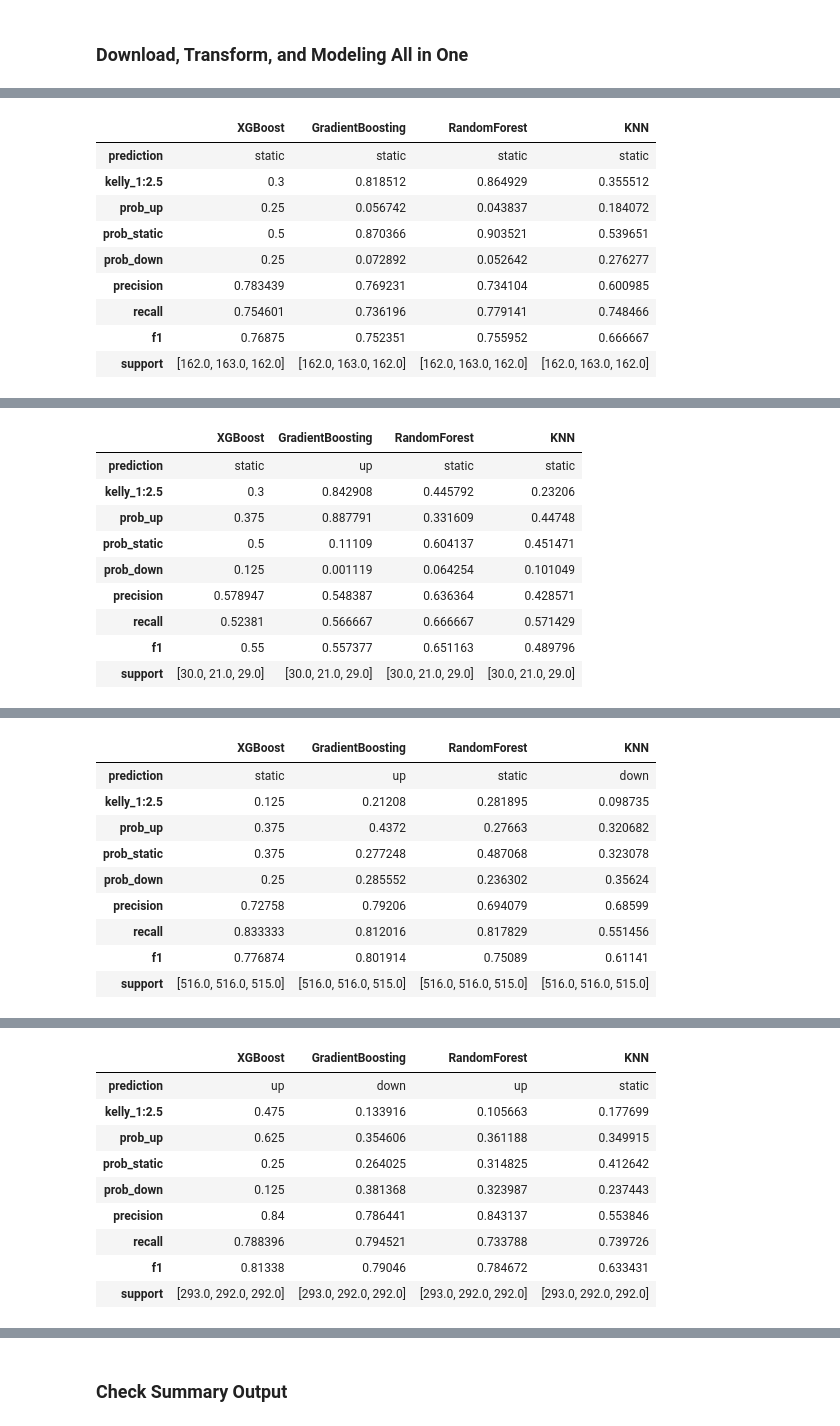
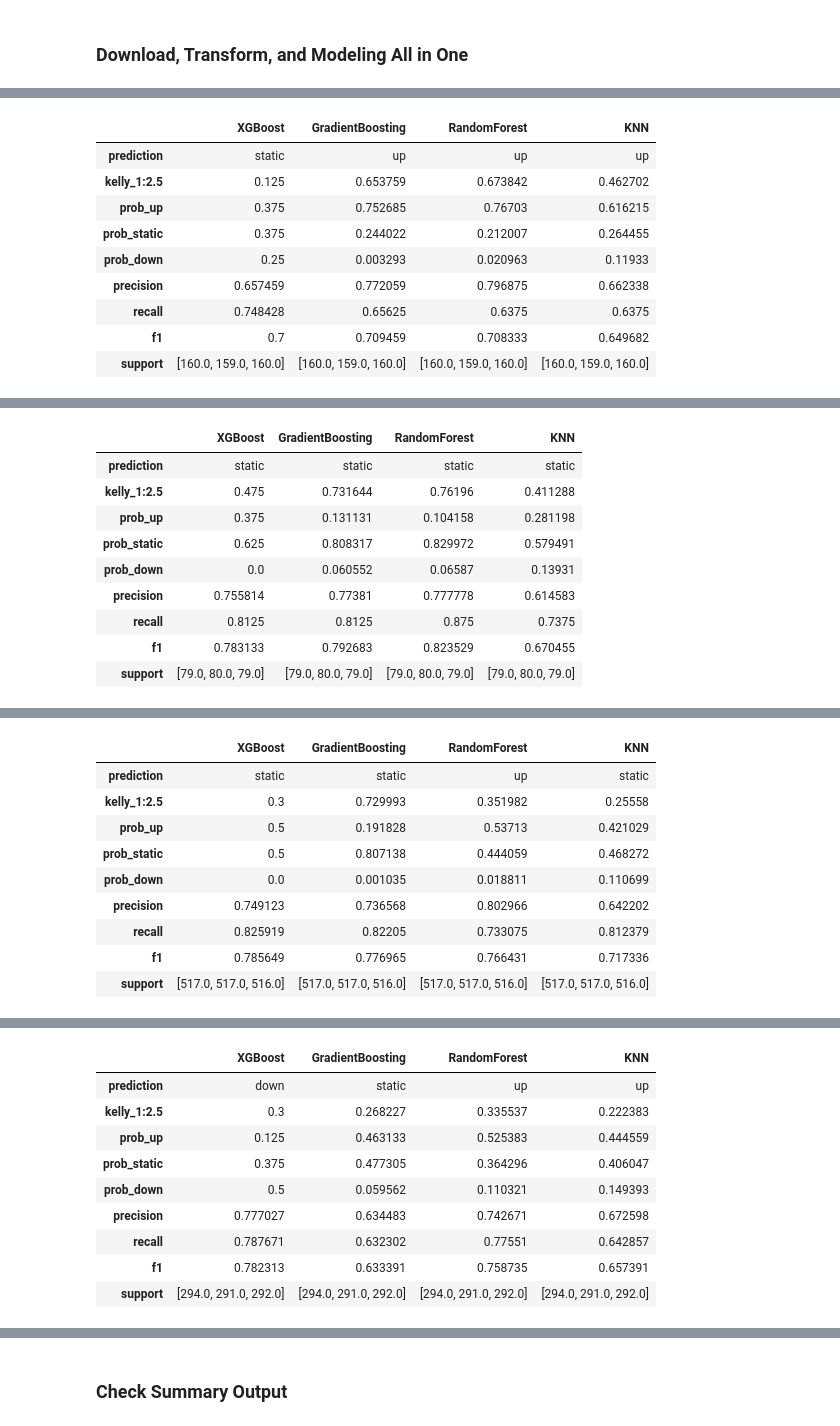
Before and after one commit to yuchild/stock_production, a Jupyter notebook: stock_next_time_frame_predictor.ipynb, the cells around one changed output, grey strips where cells are left out. Saved outputs shown, nothing was run; the diff lists cells and outputs as text; code cells hidden in the pictures.

```diff
--- a/stock_next_time_frame_predictor.ipynb
+++ b/stock_next_time_frame_predictor.ipynb
@@ -40,5 +40,5 @@ from src import functions as f
 # %% [markdown]
 ### Download, Transform, and Modeling All in One
 # %%
-f.predictions('nvda')
+f.predictions('ccl')
 # %% [output]
@@ -57,10 +57,10 @@ NVDA 15m Interval Timestamp: 2024-10-18 03:16:49
 |  | XGBoost | GradientBoosting | RandomForest | KNN |
-| prediction | static | static | static | static |
-| kelly_1:2.5 | 0.3 | 0.818512 | 0.864929 | 0.355512 |
-| prob_up | 0.25 | 0.056742 | 0.043837 | 0.184072 |
-| prob_static | 0.5 | 0.870366 | 0.903521 | 0.539651 |
-| prob_down | 0.25 | 0.072892 | 0.052642 | 0.276277 |
-| precision | 0.783439 | 0.769231 | 0.734104 | 0.600985 |
-| recall | 0.754601 | 0.736196 | 0.779141 | 0.748466 |
-| f1 | 0.76875 | 0.752351 | 0.755952 | 0.666667 |
-| support | [162.0, 163.0, 162.0] | [162.0, 163.0, 162.0] | [162.0, 163.0, 162.0] | [162.0, 163.0, 162.0] |
+| prediction | static | up | up | up |
+| kelly_1:2.5 | 0.125 | 0.653759 | 0.673842 | 0.462702 |
+| prob_up | 0.375 | 0.752685 | 0.76703 | 0.616215 |
+| prob_static | 0.375 | 0.244022 | 0.212007 | 0.264455 |
+| prob_down | 0.25 | 0.003293 | 0.020963 | 0.11933 |
+| precision | 0.657459 | 0.772059 | 0.796875 | 0.662338 |
+| recall | 0.748428 | 0.65625 | 0.6375 | 0.6375 |
+| f1 | 0.7 | 0.709459 | 0.708333 | 0.649682 |
+| support | [160.0, 159.0, 160.0] | [160.0, 159.0, 160.0] | [160.0, 159.0, 160.0] | [160.0, 159.0, 160.0] |
@@ -68,10 +68,10 @@ NVDA 30m Interval Timestamp: 2024-10-18 03:16:53
 |  | XGBoost | GradientBoosting | RandomForest | KNN |
-| prediction | static | up | static | static |
-| kelly_1:2.5 | 0.3 | 0.842908 | 0.445792 | 0.23206 |
-| prob_up | 0.375 | 0.887791 | 0.331609 | 0.44748 |
-| prob_static | 0.5 | 0.11109 | 0.604137 | 0.451471 |
-| prob_down | 0.125 | 0.001119 | 0.064254 | 0.101049 |
-| precision | 0.578947 | 0.548387 | 0.636364 | 0.428571 |
-| recall | 0.52381 | 0.566667 | 0.666667 | 0.571429 |
-| f1 | 0.55 | 0.557377 | 0.651163 | 0.489796 |
-| support | [30.0, 21.0, 29.0] | [30.0, 21.0, 29.0] | [30.0, 21.0, 29.0] | [30.0, 21.0, 29.0] |
+| prediction | static | static | static | static |
+| kelly_1:2.5 | 0.475 | 0.731644 | 0.76196 | 0.411288 |
+| prob_up | 0.375 | 0.131131 | 0.104158 | 0.281198 |
+| prob_static | 0.625 | 0.808317 | 0.829972 | 0.579491 |
+| prob_down | 0.0 | 0.060552 | 0.06587 | 0.13931 |
+| precision | 0.755814 | 0.77381 | 0.777778 | 0.614583 |
+| recall | 0.8125 | 0.8125 | 0.875 | 0.7375 |
+| f1 | 0.783133 | 0.792683 | 0.823529 | 0.670455 |
+| support | [79.0, 80.0, 79.0] | [79.0, 80.0, 79.0] | [79.0, 80.0, 79.0] | [79.0, 80.0, 79.0] |
@@ -79,10 +79,10 @@ NVDA 1h Interval Timestamp: 2024-10-18 03:16:56
 |  | XGBoost | GradientBoosting | RandomForest | KNN |
-| prediction | static | up | static | down |
-| kelly_1:2.5 | 0.125 | 0.21208 | 0.281895 | 0.098735 |
-| prob_up | 0.375 | 0.4372 | 0.27663 | 0.320682 |
-| prob_static | 0.375 | 0.277248 | 0.487068 | 0.323078 |
-| prob_down | 0.25 | 0.285552 | 0.236302 | 0.35624 |
-| precision | 0.72758 | 0.79206 | 0.694079 | 0.68599 |
-| recall | 0.833333 | 0.812016 | 0.817829 | 0.551456 |
-| f1 | 0.776874 | 0.801914 | 0.75089 | 0.61141 |
-| support | [516.0, 516.0, 515.0] | [516.0, 516.0, 515.0] | [516.0, 516.0, 515.0] | [516.0, 516.0, 515.0] |
+| prediction | static | static | up | static |
+| kelly_1:2.5 | 0.3 | 0.729993 | 0.351982 | 0.25558 |
+| prob_up | 0.5 | 0.191828 | 0.53713 | 0.421029 |
+| prob_static | 0.5 | 0.807138 | 0.444059 | 0.468272 |
+| prob_down | 0.0 | 0.001035 | 0.018811 | 0.110699 |
+| precision | 0.749123 | 0.736568 | 0.802966 | 0.642202 |
+| recall | 0.825919 | 0.82205 | 0.733075 | 0.812379 |
+| f1 | 0.785649 | 0.776965 | 0.766431 | 0.717336 |
+| support | [517.0, 517.0, 516.0] | [517.0, 517.0, 516.0] | [517.0, 517.0, 516.0] | [517.0, 517.0, 516.0] |
@@ -90,10 +90,10 @@ NVDA 1d Interval Timestamp: 2024-10-18 03:17:05
 |  | XGBoost | GradientBoosting | RandomForest | KNN |
-| prediction | up | down | up | static |
-| kelly_1:2.5 | 0.475 | 0.133916 | 0.105663 | 0.177699 |
-| prob_up | 0.625 | 0.354606 | 0.361188 | 0.349915 |
-| prob_static | 0.25 | 0.264025 | 0.314825 | 0.412642 |
-| prob_down | 0.125 | 0.381368 | 0.323987 | 0.237443 |
-| precision | 0.84 | 0.786441 | 0.843137 | 0.553846 |
-| recall | 0.788396 | 0.794521 | 0.733788 | 0.739726 |
-| f1 | 0.81338 | 0.79046 | 0.784672 | 0.633431 |
-| support | [293.0, 292.0, 292.0] | [293.0, 292.0, 292.0] | [293.0, 292.0, 292.0] | [293.0, 292.0, 292.0] |
+| prediction | down | static | up | up |
+| kelly_1:2.5 | 0.3 | 0.268227 | 0.335537 | 0.222383 |
+| prob_up | 0.125 | 0.463133 | 0.525383 | 0.444559 |
+| prob_static | 0.375 | 0.477305 | 0.364296 | 0.406047 |
+| prob_down | 0.5 | 0.059562 | 0.110321 | 0.149393 |
+| precision | 0.777027 | 0.634483 | 0.742671 | 0.672598 |
+| recall | 0.787671 | 0.632302 | 0.77551 | 0.642857 |
+| f1 | 0.782313 | 0.633391 | 0.758735 | 0.657391 |
+| support | [294.0, 291.0, 292.0] | [294.0, 291.0, 292.0] | [294.0, 291.0, 292.0] | [294.0, 291.0, 292.0] |
```
Also changed, not shown: parts of 1 cell of this notebook, 14 other files.
